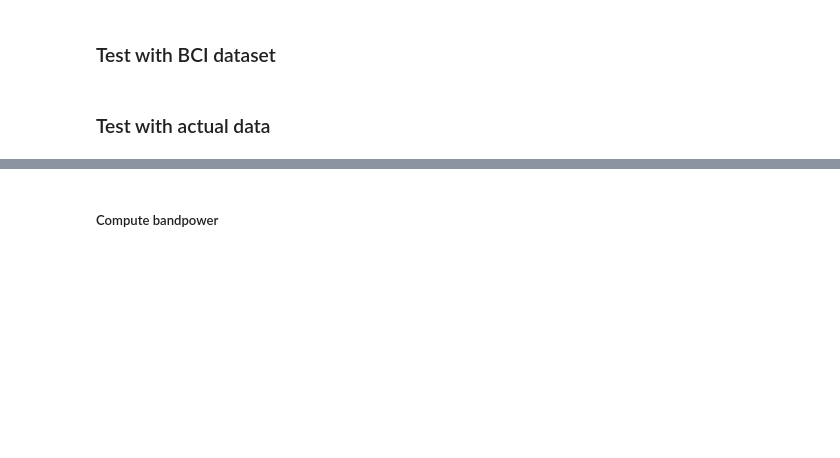
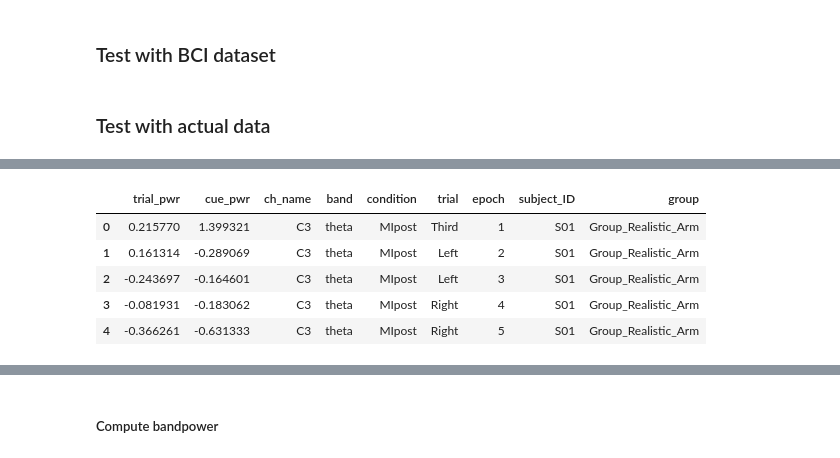
Before and after one commit to Mrwn-H/TNE, a Jupyter notebook: timefreq_analysis.ipynb, the cells around one changed output, grey strips where cells are left out. Cells and saved outputs as stored; diff of their text form; code cells hidden in the pictures; blank space fills up the shorter version.

```diff
--- a/timefreq_analysis.ipynb
+++ b/timefreq_analysis.ipynb
@@ -1931,0 +1734,10 @@ print(y)
+# %%
+df = pd.read_csv(get_subject_path(epoch_dict)+'/ERDS/erds_data.csv')
+df.head()
+# %% [output]
+|  | trial_pwr | cue_pwr | ch_name | band | condition | trial | epoch | subject_ID | group |
+| 0 | 0.215770 | 1.399321 | C3 | theta | MIpost | Third | 1 | S01 | Group_Realistic_Arm |
+| 1 | 0.161314 | -0.289069 | C3 | theta | MIpost | Left | 2 | S01 | Group_Realistic_Arm |
+| 2 | -0.243697 | -0.164601 | C3 | theta | MIpost | Left | 3 | S01 | Group_Realistic_Arm |
+| 3 | -0.081931 | -0.183062 | C3 | theta | MIpost | Right | 4 | S01 | Group_Realistic_Arm |
+| 4 | -0.366261 | -0.631333 | C3 | theta | MIpost | Right | 5 | S01 | Group_Realistic_Arm |
```
Also changed, not shown: parts of 88 cells of this notebook, 2 other files.
